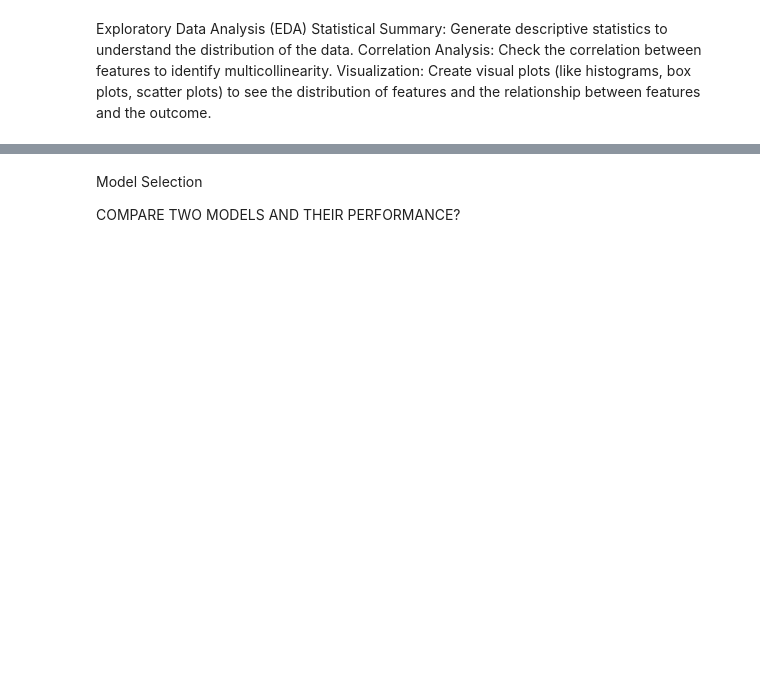
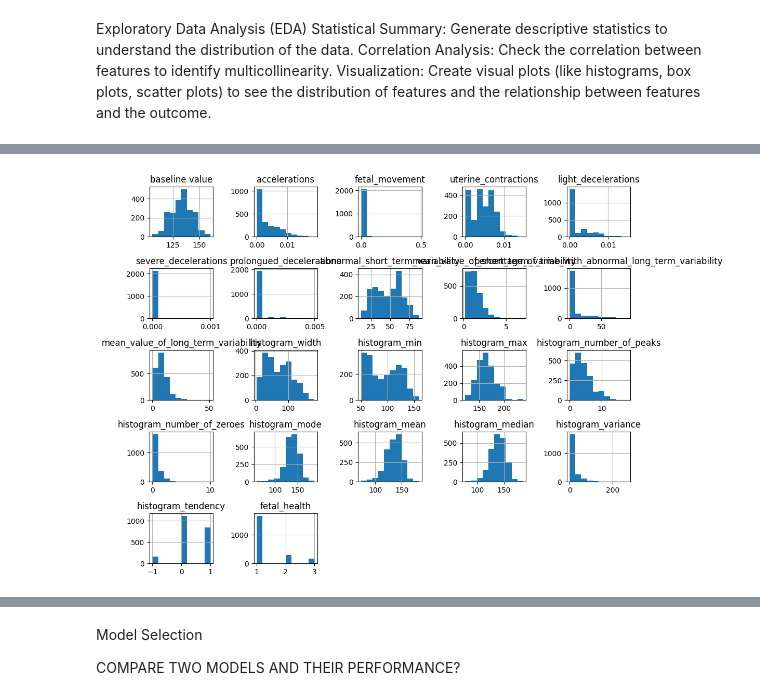
Before and after one commit to georgegmathew12/329e_project, a Jupyter notebook: 329_proj.ipynb, the cells around one changed output, grey strips where cells are left out. Cells and saved outputs as stored; diff of their text form; code cells hidden in the pictures; blank space fills up the shorter version.

Commit message:
heat map and preliminary visualization

```diff
--- a/329_proj.ipynb
+++ b/329_proj.ipynb
@@ -99,0 +72,7 @@ create_visualizations(df)
+# %%
+# Histograms for all features
+df.hist(figsize=(10, 8))
+plt.tight_layout()
+plt.show()
+# %% [output]
+[figure, added]
```
Also changed, not shown: parts of 6 cells of this notebook.
